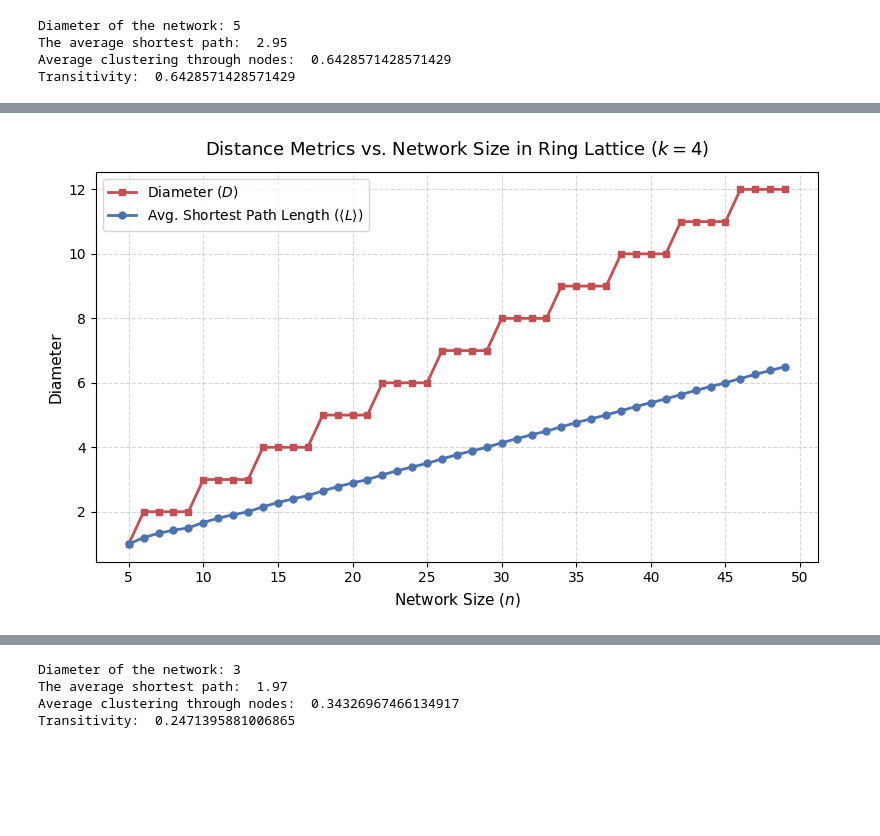
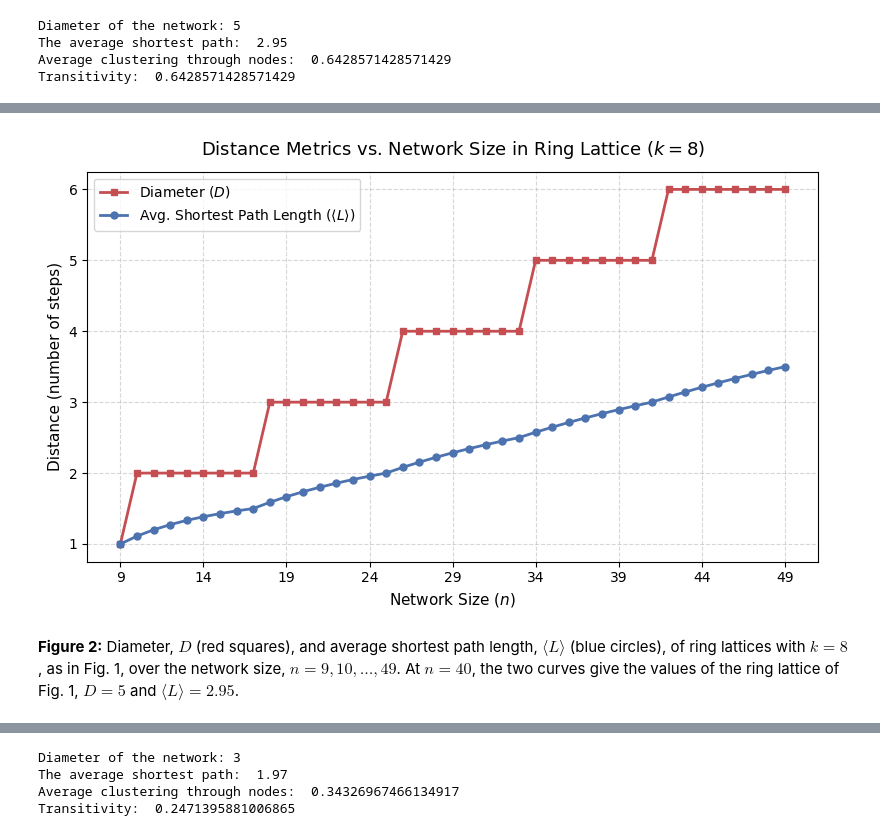
Before and after one commit to hy20577/complex-network-dynamics, a Jupyter notebook: mkdoc_material/docs/tutorials/02_network_types.ipynb, the cells around one changed output, grey strips where cells are left out. Drawn from its saved outputs; the diff is of its cells as text; code cells hidden in the pictures; blank space fills up the shorter version.

```diff
--- a/mkdoc_material/docs/tutorials/02_network_types.ipynb
+++ b/mkdoc_material/docs/tutorials/02_network_types.ipynb
@@ -165,7 +142,7 @@ summary_records.append(
     }
 )
 # %%
-k = 4  # Each node connects to k nearest neighbors (must be even)
+k = 8  # Each node connects to k nearest neighbors (must be even)
 n_size = 50
 n_values = range(k+1, n_size)
 avg_path_lengths = []
@@ -173,7 +150,7 @@ diameters = []
 for n in n_values:
     G_RL = nx.watts_strogatz_graph(n=n, k=k, p=0)
     # l = nx.average_shortest_path_length(G)
-    # r = nx.diameter(G)
+    # r = nx.diameter(G)
     r, l = calculate_distance_metrics(G_RL)
     avg_path_lengths.append(l)
     diameters.append(r)
@@ -190,32 +167,34 @@ plt.plot(
     linewidth=2,
     color="#C44E52",
     label=r"Diameter ($D$)",
 )
 
 # Plot Average Shortest Path Length
 plt.plot(
     list(n_values),
     avg_path_lengths,
     marker="o",
     markersize=5,
     linestyle="-",
     linewidth=2,
     color="#4C72B0",
     label=r"Avg. Shortest Path Length ($\langle L \rangle$)",
 )
 
 plt.title(
     f"Distance Metrics vs. Network Size in Ring Lattice ($k={k}$)",
     fontsize=13,
     pad=12,
 )
 plt.xlabel("Network Size ($n$)", fontsize=11)
-plt.ylabel("Diameter", fontsize=11)
+plt.ylabel("Distance (number of steps)", fontsize=11)
 plt.xticks(range(k+1, n_size+1, 5))
 plt.grid(True, linestyle="--", alpha=0.5)
 plt.legend(frameon=True, fontsize=10)
 
 plt.tight_layout()
 plt.show()
 # %% [output]
-[figure, old version]
+[figure, new version]
+# %% [markdown]
+**Figure 2:** Diameter, $D$ (red squares), and average shortest path length, $\langle L \rangle$ (blue circles), of ring lattices with $k = 8$, as in Fig. 1, over the network size, $n = 9, 10, \dots, 49$. At $n = 40$, the two curves give the values of the ring lattice of Fig. 1, $D = 5$ and $\langle L \rangle = 2.95$.
```
Also changed, not shown: parts of 31 cells of this notebook, 15 other files.
